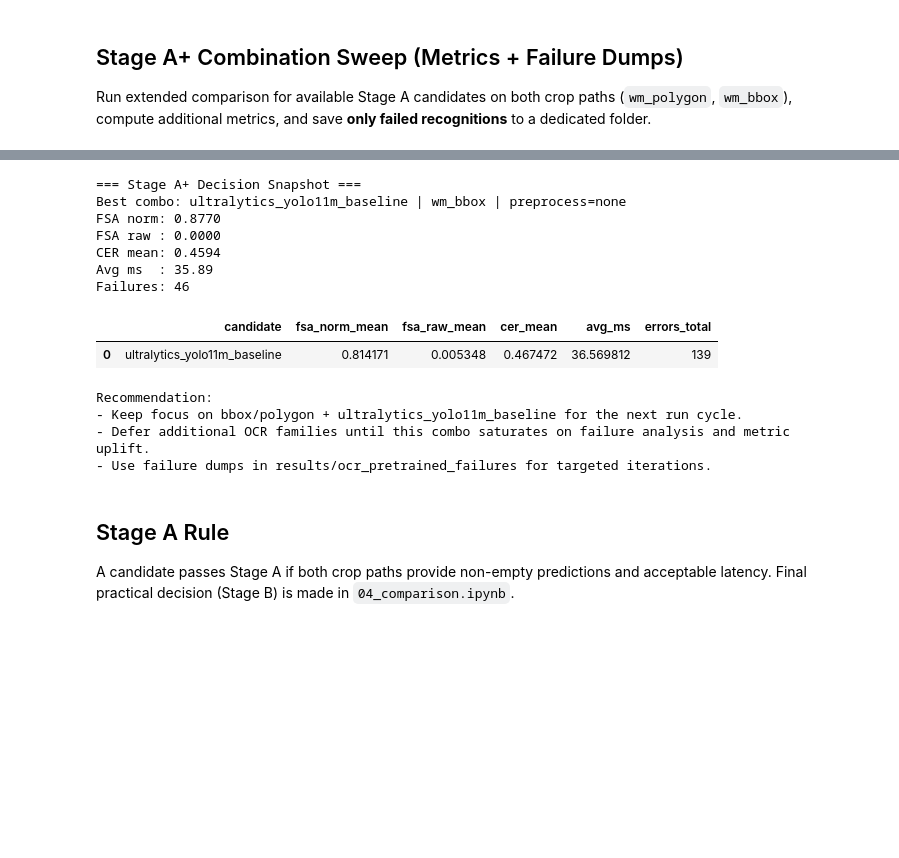
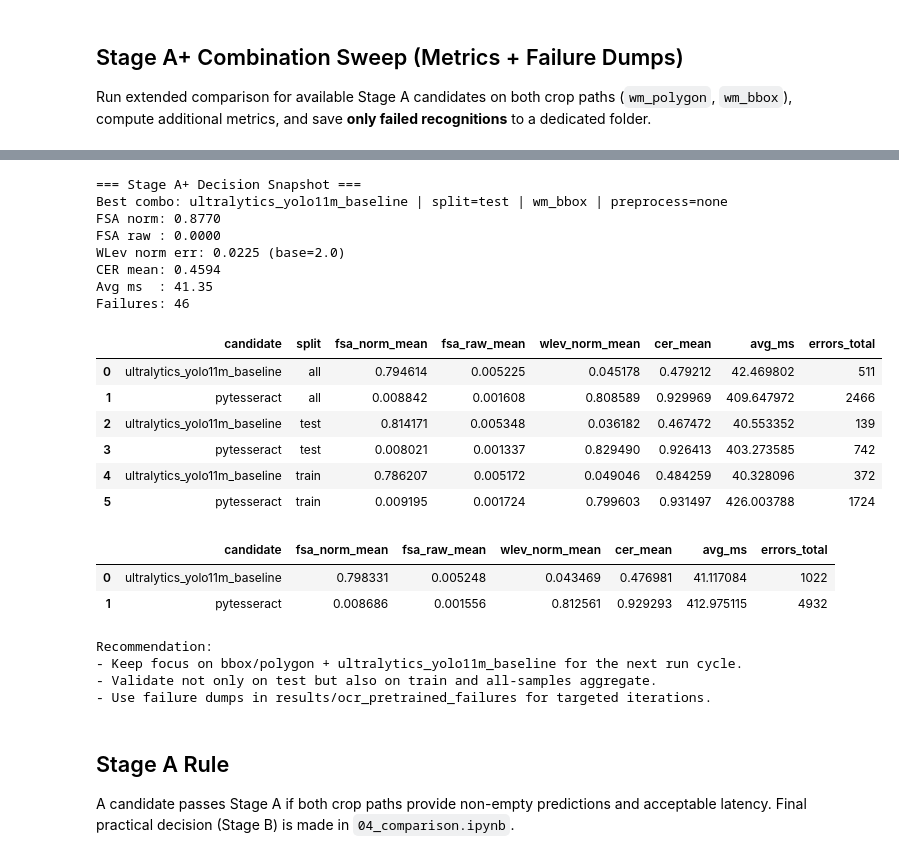
Before and after one commit to UrranQx/WaterMeterCV, a Jupyter notebook: Notebooks/03_ocr/00_pretrained_ocr.ipynb, the cells around one changed output, grey strips where cells are left out. Saved outputs shown, nothing was run; the diff lists cells and outputs as text; code cells hidden in the pictures; blank space fills up the shorter version.

```diff
--- a/Notebooks/03_ocr/00_pretrained_ocr.ipynb
+++ b/Notebooks/03_ocr/00_pretrained_ocr.ipynb
@@ -925,0 +980,20 @@ Preprocess mode: gray_clahe
+# %%
+# Load both train and test splits for full inference-only evaluation.
+wm_poly_train = load_ocr_crops(CROPS_ROOT / "wm_polygon", "train")
+wm_bbox_train = load_ocr_crops(CROPS_ROOT / "wm_bbox", "train")
+
+wm_poly_all = wm_poly_train + wm_poly_test
+wm_bbox_all = wm_bbox_train + wm_bbox_test
+
+SPLIT_SAMPLES = {
+    "train": {"wm_polygon": wm_poly_train, "wm_bbox": wm_bbox_train},
+    "test": {"wm_polygon": wm_poly_test, "wm_bbox": wm_bbox_test},
+    "all": {"wm_polygon": wm_poly_all, "wm_bbox": wm_bbox_all},
+}
+
+for split_name in ["train", "test", "all"]:
+    split_data = SPLIT_SAMPLES[split_name]
+    print(
+        f"[{split_name}] wm_polygon={len(split_data['wm_polygon'])} "
+        f"wm_bbox={len(split_data['wm_bbox'])}"
+    )
@@ -1477,51 +1636,85 @@ Saved failure images root: C:\Users\alike\WaterMeterCV\results\ocr_pretrained_fa
 if "combo_df" not in globals() or combo_df is None or (hasattr(combo_df, "empty") and combo_df.empty):
     print("No combination dataframe found. Run previous cell first.")
 else:
-    best_row = combo_df.iloc[0]
+    ranked = combo_df.sort_values(
+        ["fsa_norm", "fsa_raw", "wlev_norm_mean", "cer_mean", "avg_ms"],
+        ascending=[False, False, True, True, True],
+    ).reset_index(drop=True)
+    best_row = ranked.iloc[0]
     print("=== Stage A+ Decision Snapshot ===")
-    print(f"Best combo: {best_row['candidate']} | {best_row['crop_key']} | preprocess={best_row['preprocess_mode']}")
+    print(
+        f"Best combo: {best_row['candidate']} | split={best_row['split']} | "
+        f"{best_row['crop_key']} | preprocess={best_row['preprocess_mode']}"
+    )
     print(f"FSA norm: {best_row['fsa_norm']:.4f}")
     print(f"FSA raw : {best_row['fsa_raw']:.4f}")
+    print(f"WLev norm err: {best_row['wlev_norm_mean']:.4f} (base={best_row['wlev_weight_base']:.1f})")
     print(f"CER mean: {best_row['cer_mean']:.4f}")
     print(f"Avg ms  : {best_row['avg_ms']:.2f}")
     print(f"Failures: {int(best_row['errors_saved'])}")
     print("")
+
+    by_candidate_split = (
+        combo_df
+        .groupby(["candidate", "split"], as_index=False)
+        .agg(
+            fsa_norm_mean=("fsa_norm", "mean"),
+            fsa_raw_mean=("fsa_raw", "mean"),
+            wlev_norm_mean=("wlev_norm_mean", "mean"),
+            cer_mean=("cer_mean", "mean"),
+            avg_ms=("avg_ms", "mean"),
+            errors_total=("errors_saved", "sum"),
+        )
+        .sort_values(["split", "fsa_norm_mean", "fsa_raw_mean", "wlev_norm_mean", "cer_mean", "avg_ms"], ascending=[True, False, False, True, True, True])
+        .reset_index(drop=True)
+    )
+    display(by_candidate_split)
 
     by_candidate = (
         combo_df
         .groupby("candidate", as_index=False)
         .agg(
             fsa_norm_mean=("fsa_norm", "mean"),
             fsa_raw_mean=("fsa_raw", "mean"),
+            wlev_norm_mean=("wlev_norm_mean", "mean"),
             cer_mean=("cer_mean", "mean"),
             avg_ms=("avg_ms", "mean"),
             errors_total=("errors_saved", "sum"),
         )
-        .sort_values(["fsa_norm_mean", "fsa_raw_mean", "cer_mean", "avg_ms"], ascending=[False, False, True, True])
+        .sort_values(["fsa_norm_mean", "fsa_raw_mean", "wlev_norm_mean", "cer_mean", "avg_ms"], ascending=[False, False, True, True, True])
         .reset_index(drop=True)
     )
     display(by_candidate)
 
     top_candidate = by_candidate.iloc[0]
     print("Recommendation:")
     print(
         f"- Keep focus on bbox/polygon + {top_candidate['candidate']} for the next run cycle."
     )
-    print("- Defer additional OCR families until this combo saturates on failure analysis and metric uplift.")
+    print("- Validate not only on test but also on train and all-samples aggregate.")
     print("- Use failure dumps in results/ocr_pretrained_failures for targeted iterations.")
 # %% [output]
 === Stage A+ Decision Snapshot ===
-Best combo: ultralytics_yolo11m_baseline | wm_bbox | preprocess=none
+Best combo: ultralytics_yolo11m_baseline | split=test | wm_bbox | preprocess=none
 FSA norm: 0.8770
 FSA raw : 0.0000
+WLev norm err: 0.0225 (base=2.0)
 CER mean: 0.4594
-Avg ms  : 35.89
+Avg ms  : 41.35
 Failures: 46
-|  | candidate | fsa_norm_mean | fsa_raw_mean | cer_mean | avg_ms | errors_total |
-| 0 | ultralytics_yolo11m_baseline | 0.814171 | 0.005348 | 0.467472 | 36.569812 | 139 |
+|  | candidate | split | fsa_norm_mean | fsa_raw_mean | wlev_norm_mean | cer_mean | avg_ms | errors_total |
+| 0 | ultralytics_yolo11m_baseline | all | 0.794614 | 0.005225 | 0.045178 | 0.479212 | 42.469802 | 511 |
+| 1 | pytesseract | all | 0.008842 | 0.001608 | 0.808589 | 0.929969 | 409.647972 | 2466 |
+| 2 | ultralytics_yolo11m_baseline | test | 0.814171 | 0.005348 | 0.036182 | 0.467472 | 40.553352 | 139 |
+| 3 | pytesseract | test | 0.008021 | 0.001337 | 0.829490 | 0.926413 | 403.273585 | 742 |
+| 4 | ultralytics_yolo11m_baseline | train | 0.786207 | 0.005172 | 0.049046 | 0.484259 | 40.328096 | 372 |
+| 5 | pytesseract | train | 0.009195 | 0.001724 | 0.799603 | 0.931497 | 426.003788 | 1724 |
+|  | candidate | fsa_norm_mean | fsa_raw_mean | wlev_norm_mean | cer_mean | avg_ms | errors_total |
+| 0 | ultralytics_yolo11m_baseline | 0.798331 | 0.005248 | 0.043469 | 0.476981 | 41.117084 | 1022 |
+| 1 | pytesseract | 0.008686 | 0.001556 | 0.812561 | 0.929293 | 412.975115 | 4932 |
 Recommendation:
 - Keep focus on bbox/polygon + ultralytics_yolo11m_baseline for the next run cycle.
-- Defer additional OCR families until this combo saturates on failure analysis and metric uplift.
+- Validate not only on test but also on train and all-samples aggregate.
 - Use failure dumps in results/ocr_pretrained_failures for targeted iterations.
 # %% [markdown]
 ## Stage A Rule
```
Also changed, not shown: parts of 4 cells of this notebook, 1 other file.
